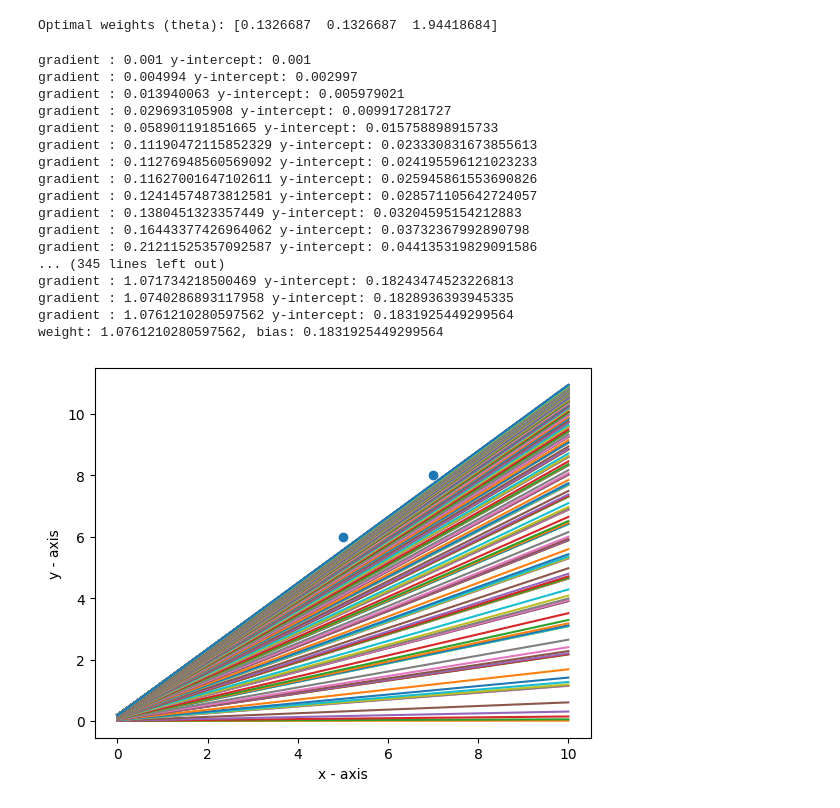
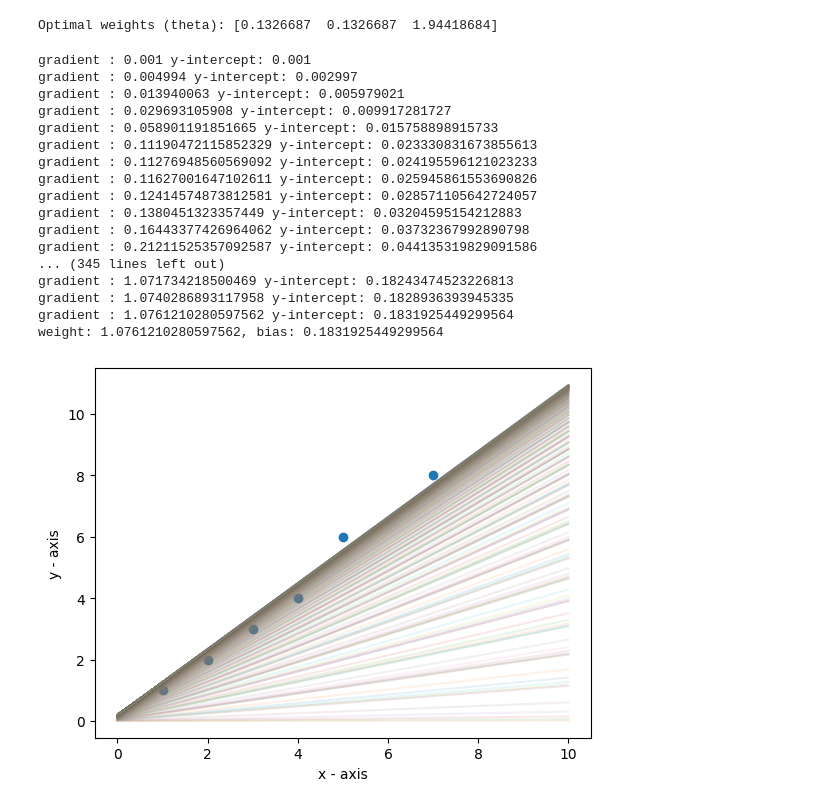
Before and after one commit to sukjin1/ed, a Jupyter notebook: gradient_descent_practice.ipynb, the cells around one changed output. Saved outputs shown, nothing was run; the diff lists cells and outputs as text; code cells hidden in the pictures.

```diff
--- a/gradient_descent_practice.ipynb
+++ b/gradient_descent_practice.ipynb
@@ -28,7 +28,7 @@ display_graph(x, y)
 def line_graph (g, b):
     x = np.linspace(0, 10, 10)
     y = g * x + b
-    plt.plot(x, y)
+    plt.plot(x, y, alpha = 0.1)
 
 
 
@@ -219,7 +219,7 @@ display_graph(x, y)
 def line_graph (g, b):
     x = np.linspace(0, 10, 10)
     y = g * x + b
-    plt.plot(x, y)
+    plt.plot(x, y, alpha = 0.1)
 
 
 
@@ -254,31 +254,31 @@ def gradient_descent(x, y):
             b = b - learning_rate * gradient_b
 
             print (f"gradient : {w} y-intercept: {b}")
             line_graph (w, b)
 
 # 최적화된 w, b
 
     return w, b
 
 w, b  = gradient_descent(x, y)
 
 print (f"weight: {w}, bias: {b}")
 # %% [output]
 gradient : 0.001 y-intercept: 0.001
 gradient : 0.004994 y-intercept: 0.002997
 gradient : 0.013940063 y-intercept: 0.005979021
 gradient : 0.029693105908 y-intercept: 0.009917281727
 gradient : 0.058901191851665 y-intercept: 0.015758898915733
 gradient : 0.11190472115852329 y-intercept: 0.023330831673855613
 gradient : 0.11276948560569092 y-intercept: 0.024195596121023233
 gradient : 0.11627001647102611 y-intercept: 0.025945861553690826
 gradient : 0.12414574873812581 y-intercept: 0.028571105642724057
 gradient : 0.1380451323357449 y-intercept: 0.03204595154212883
 gradient : 0.16443377426964062 y-intercept: 0.03732367992890798
 gradient : 0.21211525357092587 y-intercept: 0.044135319829091586
 ... (345 lines left out)
 gradient : 1.071734218500469 y-intercept: 0.18243474523226813
 gradient : 1.0740286893117958 y-intercept: 0.1828936393945335
 gradient : 1.0761210280597562 y-intercept: 0.1831925449299564
 weight: 1.0761210280597562, bias: 0.1831925449299564
-[figure, old version]
+[figure, new version]
```
Also changed, not shown: parts of 1 cell of this notebook.
